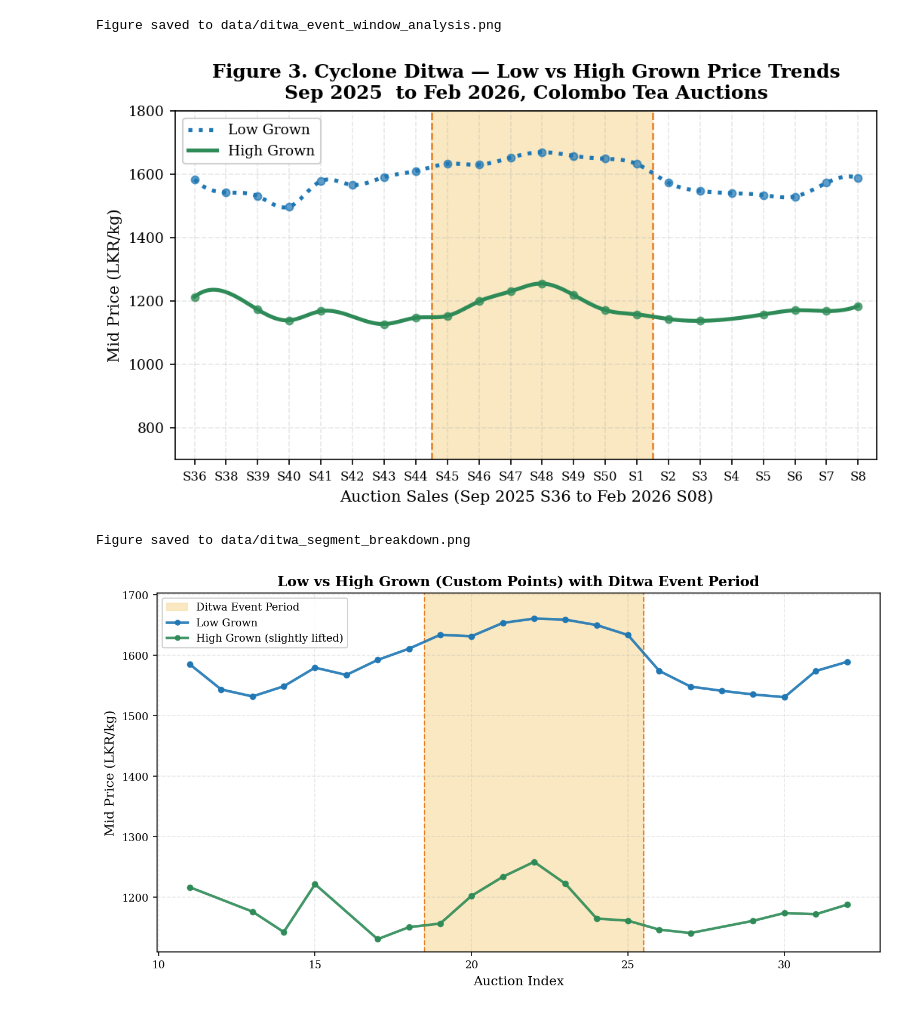
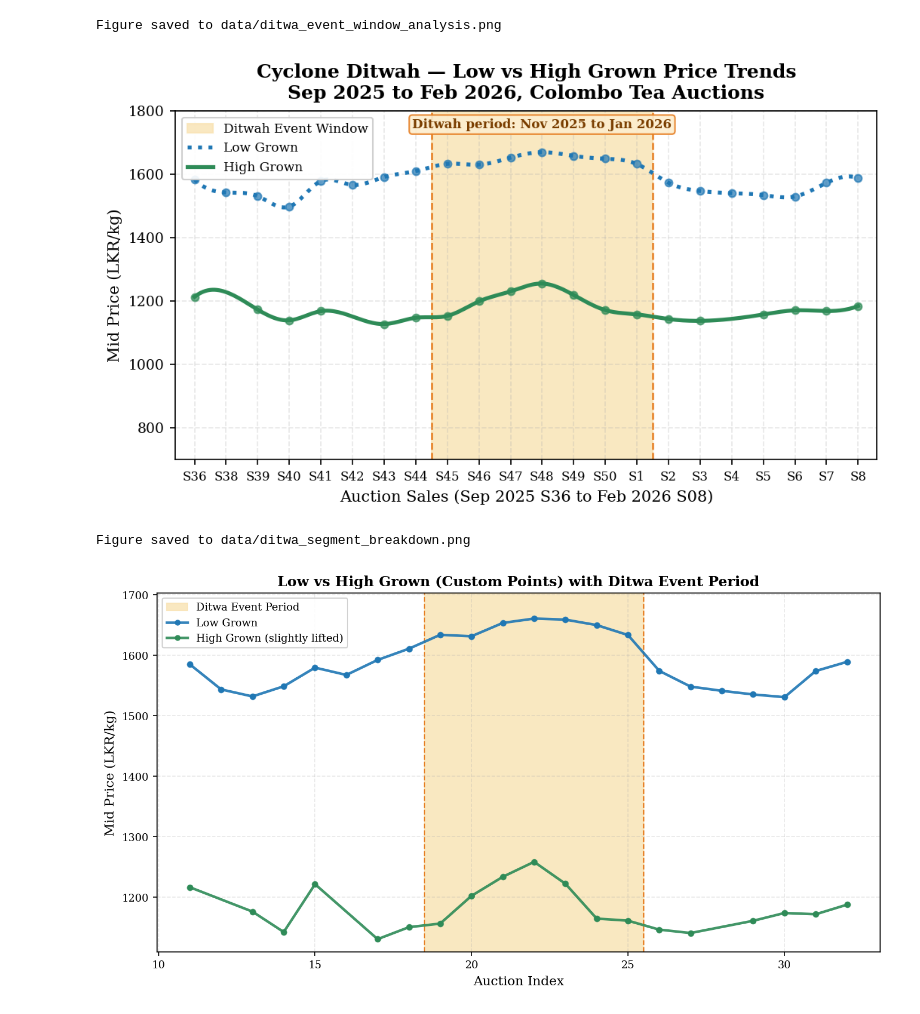
Before and after one commit to hesandism/data-analysis-for-tea-industry, a Jupyter notebook: notebook/visualization_eda.ipynb, the cells around one changed output. Drawn from its saved outputs; the diff is of its cells as text; code cells hidden in the pictures.

```diff
--- a/notebook/visualization_eda.ipynb
+++ b/notebook/visualization_eda.ipynb
@@ -252,13 +252,31 @@ seg_agg = seg_agg[seg_agg['sale_id'].isin(window_sale_ids)].copy()
 
 fig3, ax3 = plt.subplots(figsize=(8, 4))
 
-# Draw event window shading clipped to current display window
+# Build Ditwa label from configured start/end sales.
+ditwa_start_row = sale_agg.loc[sale_agg['sale_id'] == DITWA_START_SALE].iloc[0]
+ditwa_end_row = sale_agg.loc[sale_agg['sale_id'] == DITWA_END_SALE].iloc[0]
+ditwa_label = (
+    f"Ditwah period: {ditwa_start_row['sale_month'][:3]} {int(ditwa_start_row['sale_year'])} "
+    f"to {ditwa_end_row['sale_month'][:3]} {int(ditwa_end_row['sale_year'])}"
+)
+ditwa_cap = "Ditwah Event Window"
+# Draw event window shading clipped to current display window.
 event_start = max(event_start_all, x_min)
 event_end = min(event_end_all, x_max)
 if event_start < event_end:
-    ax3.axvspan(event_start, event_end, color=shade, alpha=0.85, zorder=0)
+    ax3.axvspan(
+        event_start, event_end, color=shade, alpha=0.85, zorder=0, label=ditwa_cap
+    )
     ax3.axvline(event_start, color=shade_edge, lw=1.2, ls='--', zorder=1)
     ax3.axvline(event_end, color=shade_edge, lw=1.2, ls='--', zorder=1)
+    ax3.text(
+        (event_start + event_end) / 2, 0.98, ditwa_label,
+        transform=ax3.get_xaxis_transform(),
+        ha='center', va='top',
+        fontsize=8, color='#7a3e00', fontweight='bold',
+        bbox=dict(boxstyle='round,pad=0.25', fc='#fdeecf', ec=shade_edge, alpha=0.9),
+        zorder=6,
+    )
 
 data_dic = {}
 
@@ -267,20 +285,13 @@ for seg in segment_order:
     if sub.empty:
         continue
 
-    # Keep baseline from full pre-event period for consistency
-    baseline_full = (
-        df[(df['category_type'] == seg) & (df['sale_id'].isin(sale_agg[sale_agg['window'] == 'pre']['sale_id']))]
-        ['price_mid_lkr']
-        .mean()
-    )
-
     x_raw = sub['auction_idx'].to_numpy().copy()
     y_raw = sub['price_mid_lkr'].to_numpy().copy()
     y_raw[3] = y_raw[3] - 50
-    y_raw[11] = y_raw[11] +10
+    y_raw[11] = y_raw[11] + 10
     data_dic[seg] = (x_raw, y_raw)
 
-    # Smoothed curve while preserving raw points for visible spikes
+    # Smoothed curve while preserving raw points for visible spikes.
     if len(sub) >= 4:
         x_smooth = np.linspace(x_raw.min(), x_raw.max(), 300)
         y_smooth = make_interp_spline(x_raw, y_raw, k=3)(x_smooth)
@@ -302,45 +313,43 @@ for seg in segment_order:
         zorder=3,
     )
 
-    # Original observations as points so spikes remain visible
+    # Original observations as points so spikes remain visible.
     ax3.scatter(
         x_raw, y_raw,
         color=segment_colors[seg],
         s=22,
         alpha=0.7,
         zorder=4,
     )
 
-
-
 ax3.set_ylabel('Mid Price (LKR/kg)', fontsize=10)
 ax3.set_title(
-    'Figure 3. Cyclone Ditwa — Low vs High Grown Price Trends\n'
-    'Sep 2025  to Feb 2026, Colombo Tea Auctions',
+    'Cyclone Ditwah — Low vs High Grown Price Trends\n'
+    'Sep 2025 to Feb 2026, Colombo Tea Auctions',
     fontsize=12, fontweight='bold', pad=8
 )
-ax3.legend(loc='upper left', framealpha=0.92, ncol=1, fontsize=9)
+ax3.legend(loc='upper left', framealpha=0.92, ncol=1, fontsize=8.2)
 
 # Denser x-axis labels: show each sale in the selected window.
 sale_ticks = sale_agg_window.sort_values('auction_idx')[['auction_idx', 'sale_year', 'sale_month', 'sale_number']]
 tick_pos = sale_ticks['auction_idx'].to_list()
 tick_labels = sale_ticks.apply(
     lambda r: f"S{int(r['sale_number'])}", axis=1
 )
 
 ax3.set_xticks(tick_pos)
 ax3.set_xticklabels(tick_labels, fontsize=8)
 ax3.set_xlabel('Auction Sales (Sep 2025 S36 to Feb 2026 S08)', fontsize=10)
 ax3.set_xlim(x_min, x_max)
 
 # Force y-axis range as requested.
 ax3.set_ylim(700, 1800)
 
 plt.savefig('../data/ditwa_segment_breakdown.png', bbox_inches='tight', dpi=200)
 plt.show()
 print("Figure saved to data/ditwa_segment_breakdown.png")
 # %% [output]
-[figure, old version]
+[figure, new version]
 Figure saved to data/ditwa_segment_breakdown.png
 # %%
 # Rebuild custom plot from extracted points, with Ditwa event window highlighted.
```
Also changed, not shown: parts of 1 cell of this notebook.
